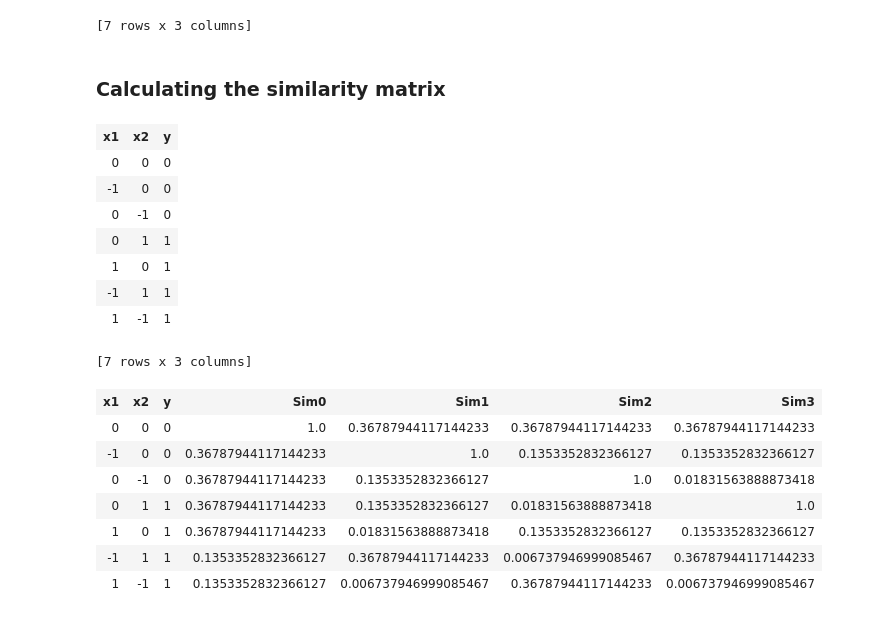
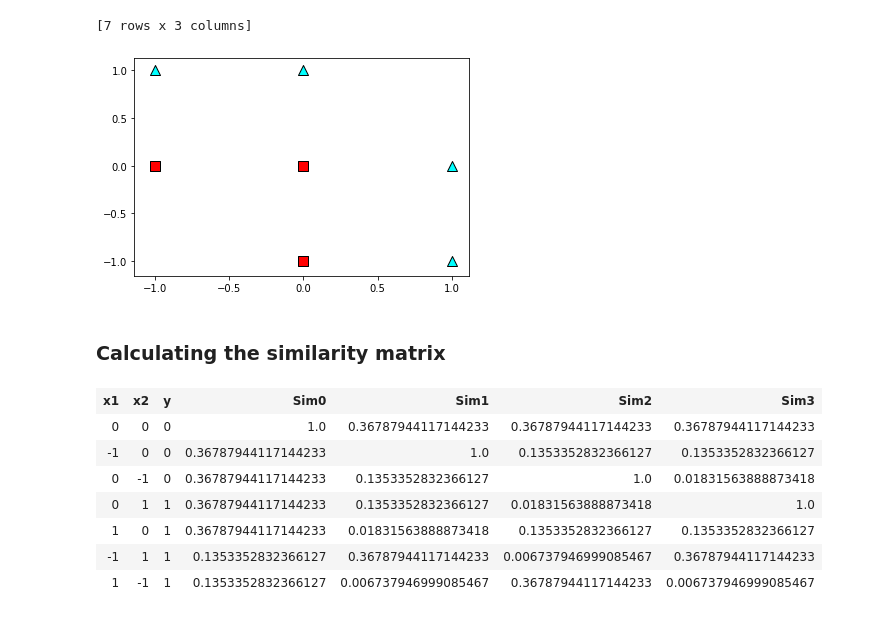
Before and after one commit to luisguiserrano/manning, a Jupyter notebook: Chapter_9_Decision_Trees/Calculating_similarities.ipynb, the cells around one changed output. Cells and saved outputs as stored; diff of their text form; code cells hidden in the pictures.

```diff
--- a/Chapter_9_Decision_Trees/Calculating_similarities.ipynb
+++ b/Chapter_9_Decision_Trees/Calculating_similarities.ipynb
@@ -22,22 +23,13 @@ data
 | -1 | 1 | 1 |
 | 1 | -1 | 1 |
 [7 rows x 3 columns]
+# %%
+utils.plot_points(pd.DataFrame(data['x1','x2']), pd.DataFrame(data['y']))
+# %% [output]
+[figure, added]
 # %% [markdown]
 ### Calculating the similarity matrix
 # %%
 def similarity(x, y):
     return np.exp(-(x[0]-y[0])**2-(x[1]-y[1])**2)
-# %%
-data_with_similarities = tc.SFrame(data)
-data_with_similarities
-# %% [output]
-| x1 | x2 | y |
-| 0 | 0 | 0 |
-| -1 | 0 | 0 |
-| 0 | -1 | 0 |
-| 0 | 1 | 1 |
-| 1 | 0 | 1 |
-| -1 | 1 | 1 |
-| 1 | -1 | 1 |
-[7 rows x 3 columns]
 # %%
```
Also changed, not shown: parts of 11 cells of this notebook, 1 other file.
